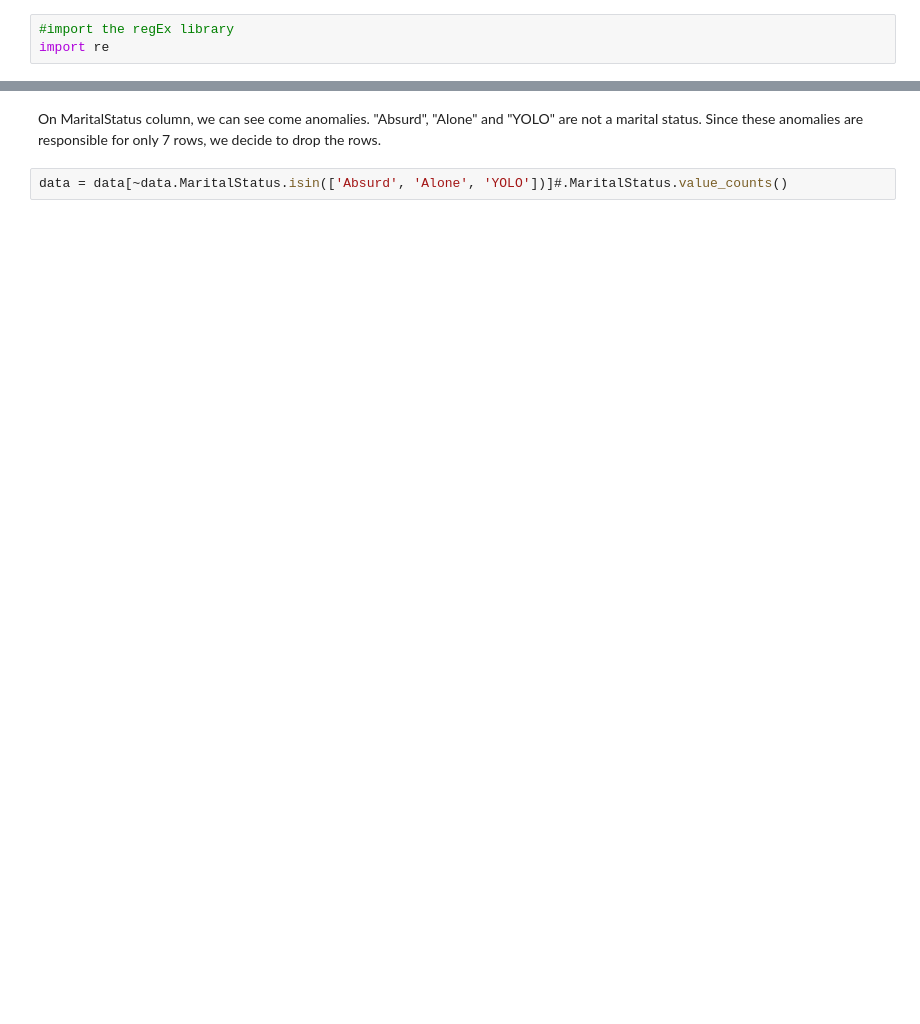
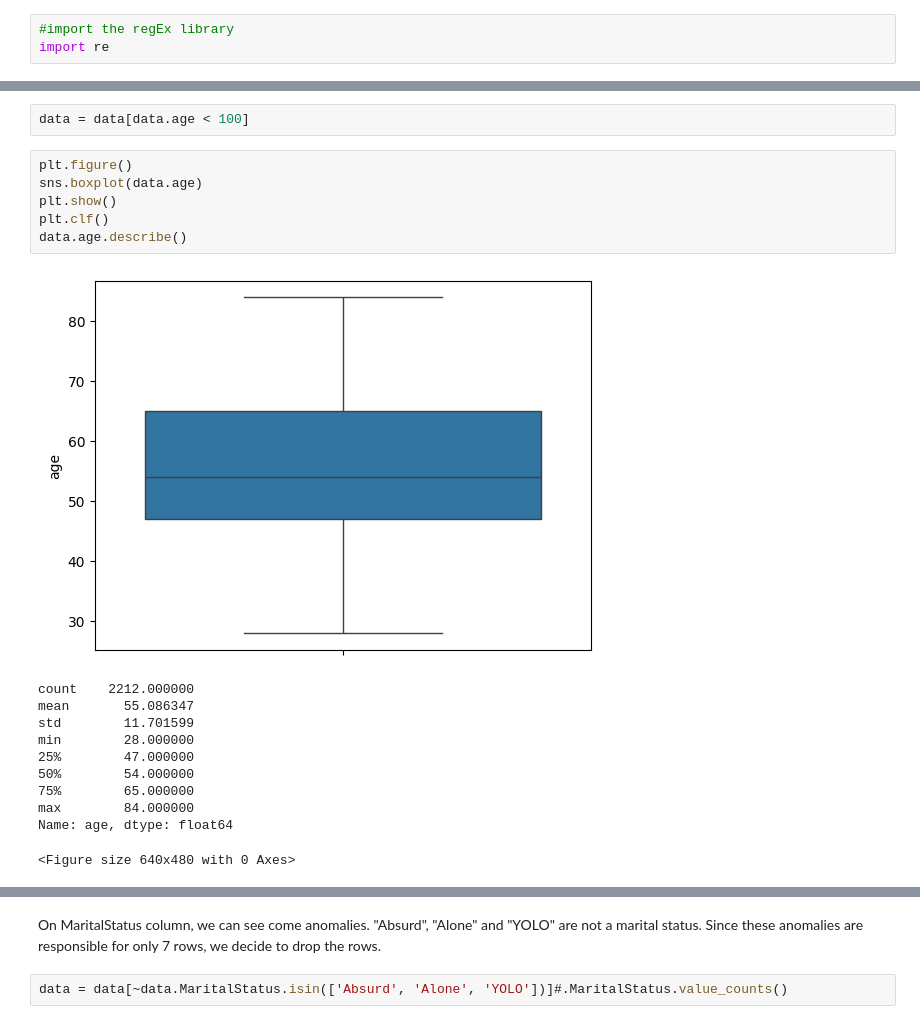
Before and after one commit to dorinMaraku/da-portfolio, a Jupyter notebook: marketing_data_analysis.ipynb, the cells around one changed output, grey strips where cells are left out. Drawn from its saved outputs; the diff is of its cells as text; blank space fills up the shorter version.

```diff
--- a/marketing_data_analysis.ipynb
+++ b/marketing_data_analysis.ipynb
@@ -254,0 +221,20 @@ Name: count, Length: 662, dtype: int64
+# %%
+data = data[data.age < 100]
+# %%
+plt.figure()
+sns.boxplot(data.age)
+plt.show()
+plt.clf()
+data.age.describe()
+# %% [output]
+[figure, added]
+count    2212.000000
+mean       55.086347
+std        11.701599
+min        28.000000
+25%        47.000000
+50%        54.000000
+75%        65.000000
+max        84.000000
+Name: age, dtype: float64
+<Figure size 640x480 with 0 Axes>
```
Also changed, not shown: parts of 60 cells of this notebook.
